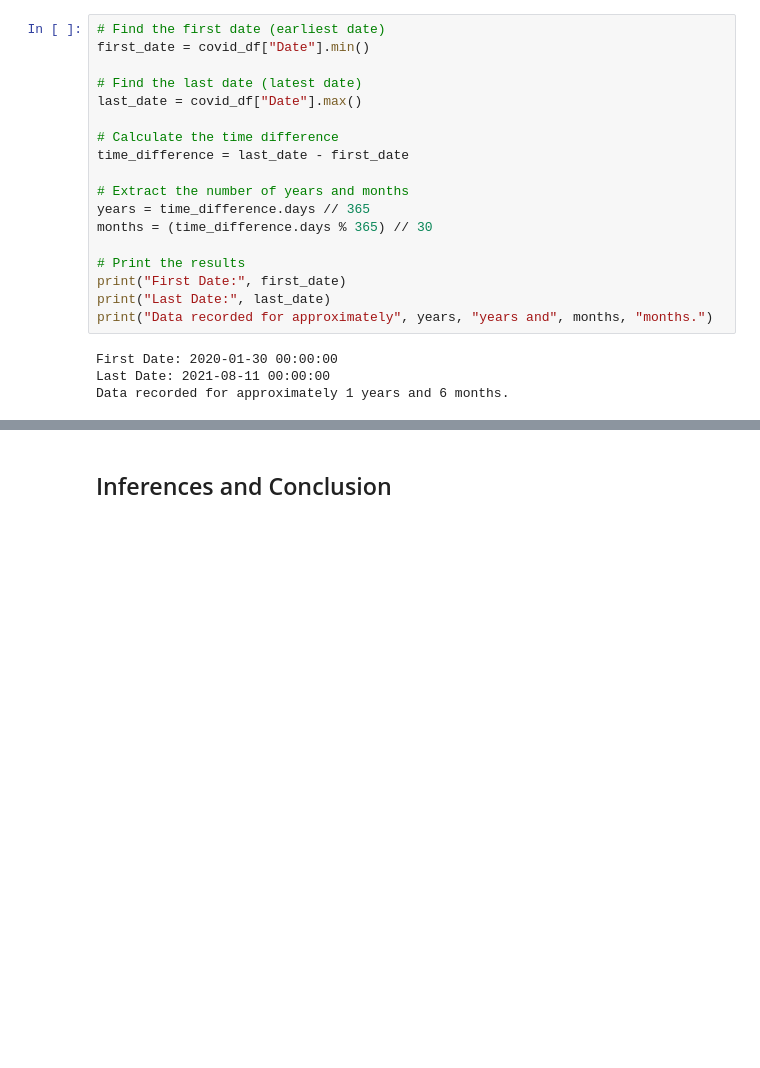
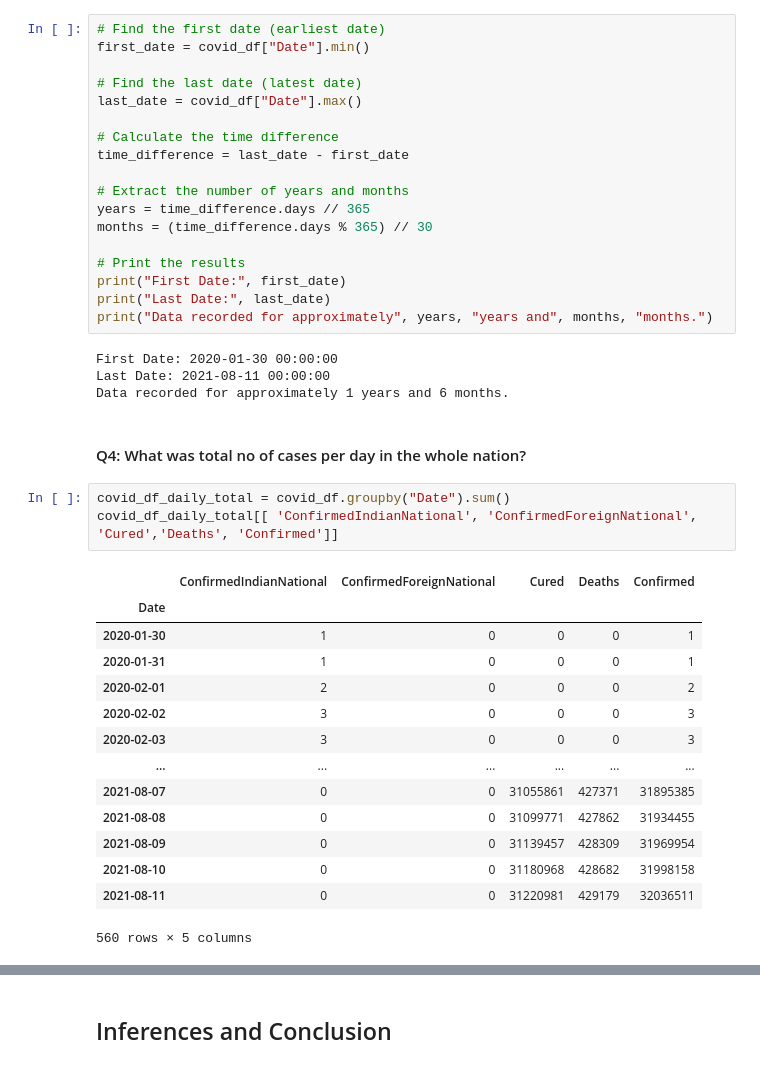
Before and after one commit to ravikumar1302/Covid-19-Analysis-India, a Jupyter notebook: Covid-19-Analysis-India.ipynb, the cells around one changed output, grey strips where cells are left out. Saved outputs shown, nothing was run; the diff lists cells and outputs as text; blank space fills up the shorter version.

```diff
--- a/Covid-19-Analysis-India.ipynb
+++ b/Covid-19-Analysis-India.ipynb
@@ -509,3 +509,23 @@ print("Data recorded for approximately", years, "years and", months, "months.")
 First Date: 2020-01-30 00:00:00
 Last Date: 2021-08-11 00:00:00
 Data recorded for approximately 1 years and 6 months.
+# %% [markdown]
+#### Q4: What was total no of cases per day in the whole nation?
+# %%
+covid_df_daily_total = covid_df.groupby("Date").sum()
+covid_df_daily_total[[ 'ConfirmedIndianNational', 'ConfirmedForeignNational', 'Cured','Deaths', 'Confirmed']]
+# %% [output]
+|  | ConfirmedIndianNational | ConfirmedForeignNational | Cured | Deaths | Confirmed |
+| Date |  |  |  |  |  |
+| 2020-01-30 | 1 | 0 | 0 | 0 | 1 |
+| 2020-01-31 | 1 | 0 | 0 | 0 | 1 |
+| 2020-02-01 | 2 | 0 | 0 | 0 | 2 |
+| 2020-02-02 | 3 | 0 | 0 | 0 | 3 |
+| 2020-02-03 | 3 | 0 | 0 | 0 | 3 |
+| ... | ... | ... | ... | ... | ... |
+| 2021-08-07 | 0 | 0 | 31055861 | 427371 | 31895385 |
+| 2021-08-08 | 0 | 0 | 31099771 | 427862 | 31934455 |
+| 2021-08-09 | 0 | 0 | 31139457 | 428309 | 31969954 |
+| 2021-08-10 | 0 | 0 | 31180968 | 428682 | 31998158 |
+| 2021-08-11 | 0 | 0 | 31220981 | 429179 | 32036511 |
+560 rows × 5 columns
```
Also changed, not shown: parts of 3 cells of this notebook.
